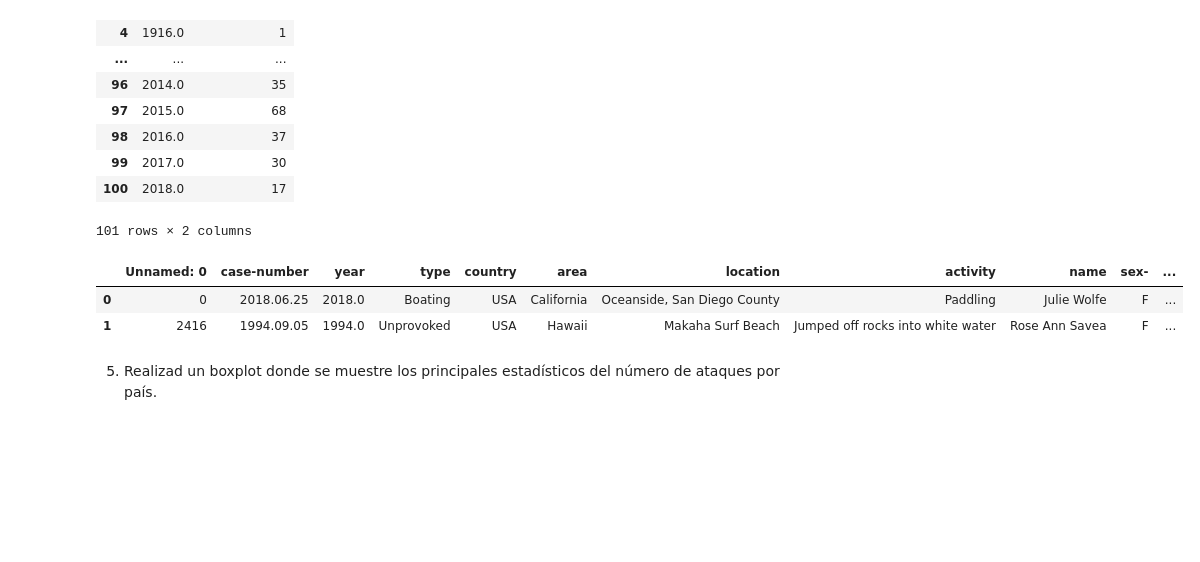
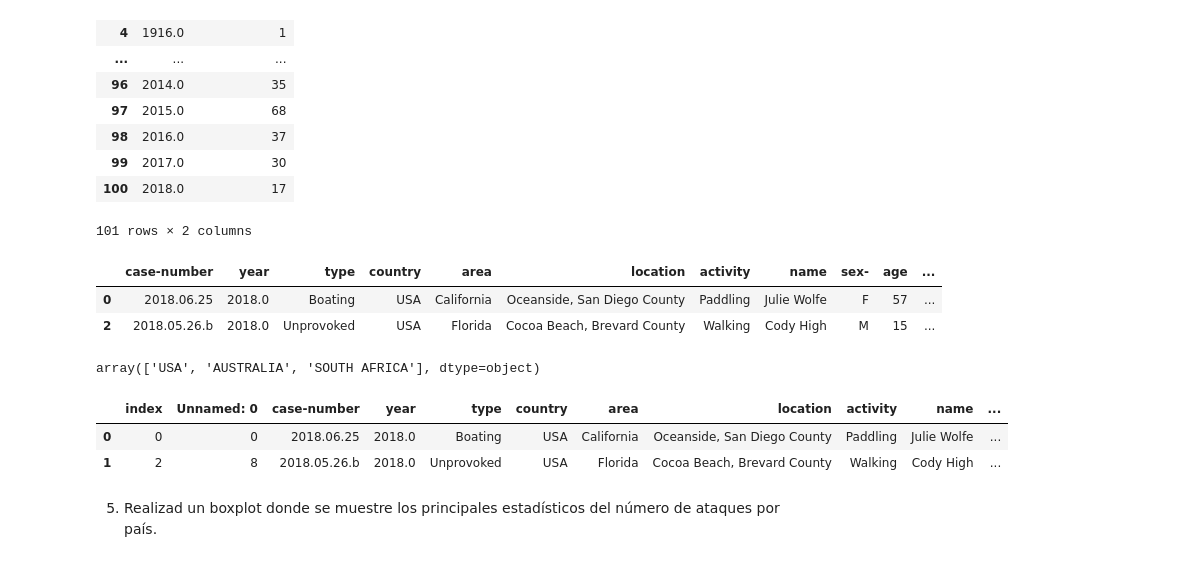
Before and after one commit to Adalab/DA-PROMO-B-MODULO1-SPRINT2-NATALIA-PAULA, a Jupyter notebook: Visualizacion3.ipynb, the cells around one changed output. Drawn from its saved outputs; the diff is of its cells as text; code cells hidden in the pictures; blank space fills up the shorter version.

```diff
--- a/Visualizacion3.ipynb
+++ b/Visualizacion3.ipynb
@@ -187 +187,11 @@ df_1900.groupby('year')['case-number'].count().reset_index(name='nº-of-attacks'
+# %%
+df_paises.drop("Unnamed: 0",axis=1).head(2)
+# %% [output]
+|  | case-number | year | type | country | area | location | activity | name | sex- | age | ... |
+| 0 | 2018.06.25 | 2018.0 | Boating | USA | California | Oceanside, San Diego County | Paddling | Julie Wolfe | F | 57 | ... |
+| 2 | 2018.05.26.b | 2018.0 | Unprovoked | USA | Florida | Cocoa Beach, Brevard County | Walking | Cody High | M | 15 | ... |
+# %%
+df_paises['country'].unique()
+# %% [output]
+array(['USA', 'AUSTRALIA', 'SOUTH AFRICA'], dtype=object)
 # %%
@@ -191,15 +201,15 @@ SOUTH_AFRICA = df[df['country']== 'SOUTH AFRICA'].value_counts()
 # %%
-USA.groupby(["country","year"]).size().reset_index()
-AUSTRALIA.groupby(["country","year"]).size().reset_index()
-SOUTH_AFRICA.groupby(["country","year"]).size().reset_index()
+#USA.groupby(["country","year"]).size().reset_index()
+#AUSTRALIA.groupby(["country","year"]).size().reset_index()
+#SOUTH_AFRICA.groupby(["country","year"]).size().reset_index()
 
-df_paises = pd.concat([USA,AUSTRALIA,SOUTH_AFRICA], axis= 0, join = "outer", ignore_index= False)
-df_paises_convertido = df_paises.reset_index()
-df_paises_convertido.head(2)
+#df_paises = pd.concat([USA,AUSTRALIA,SOUTH_AFRICA], axis= 0, join = "outer", ignore_index= False)
+#df_paises_convertido = df_paises.reset_index()
+#df_paises_convertido.head(2)
 # %% [output]
-|  | Unnamed: 0 | case-number | year | type | country | area | location | activity | name | sex- | ... |
-| 0 | 0 | 2018.06.25 | 2018.0 | Boating | USA | California | Oceanside, San Diego County | Paddling | Julie Wolfe | F | ... |
-| 1 | 2416 | 1994.09.05 | 1994.0 | Unprovoked | USA | Hawaii | Makaha Surf Beach | Jumped off rocks into white water | Rose Ann Savea | F | ... |
+|  | index | Unnamed: 0 | case-number | year | type | country | area | location | activity | name | ... |
+| 0 | 0 | 0 | 2018.06.25 | 2018.0 | Boating | USA | California | Oceanside, San Diego County | Paddling | Julie Wolfe | ... |
+| 1 | 2 | 8 | 2018.05.26.b | 2018.0 | Unprovoked | USA | Florida | Cocoa Beach, Brevard County | Walking | Cody High | ... |
 # %% [markdown]
 5. Realizad un boxplot donde se muestre los principales estadísticos del número de ataques por país.
 # %%
```
Also changed, not shown: parts of 10 cells of this notebook, 4 other files.
